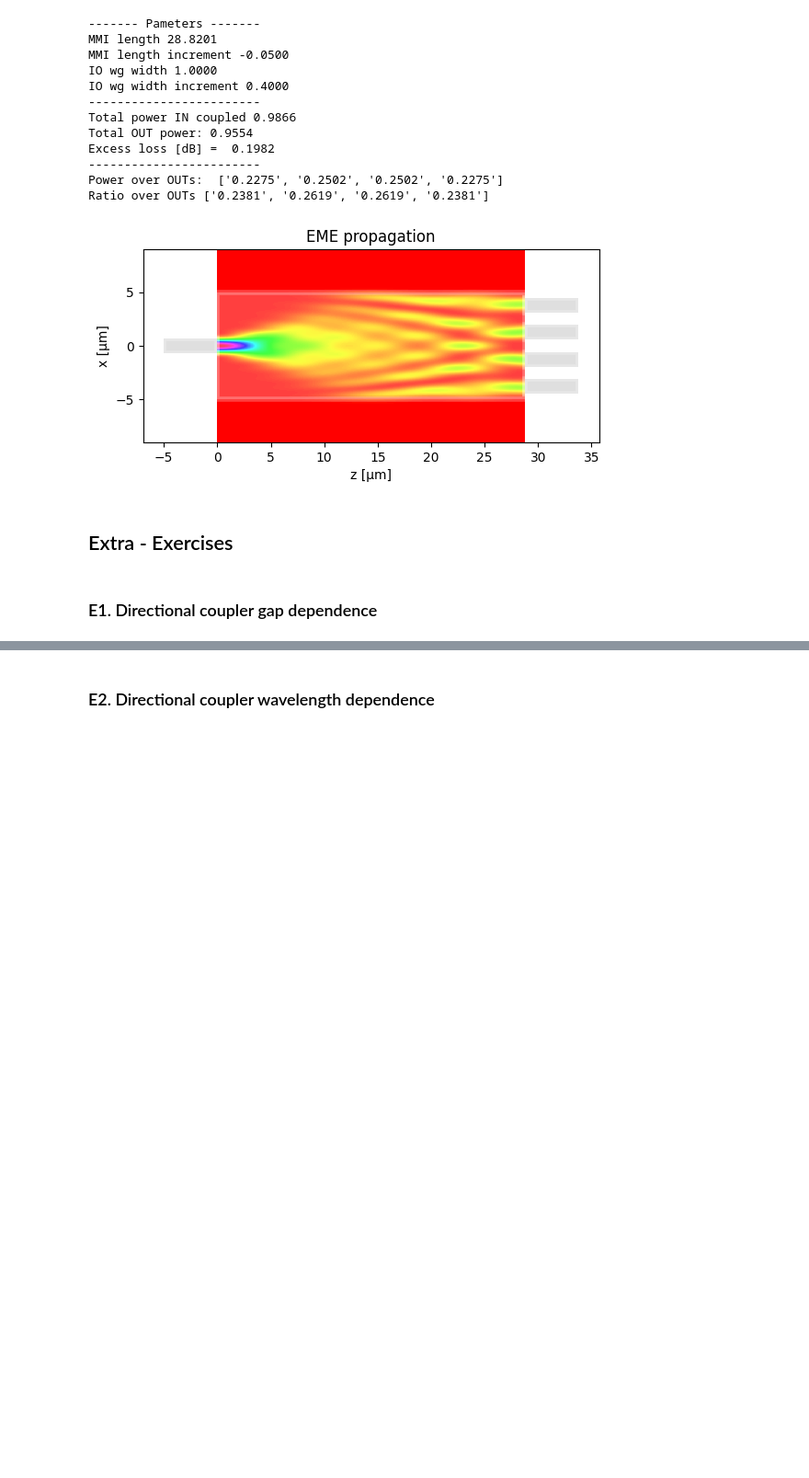
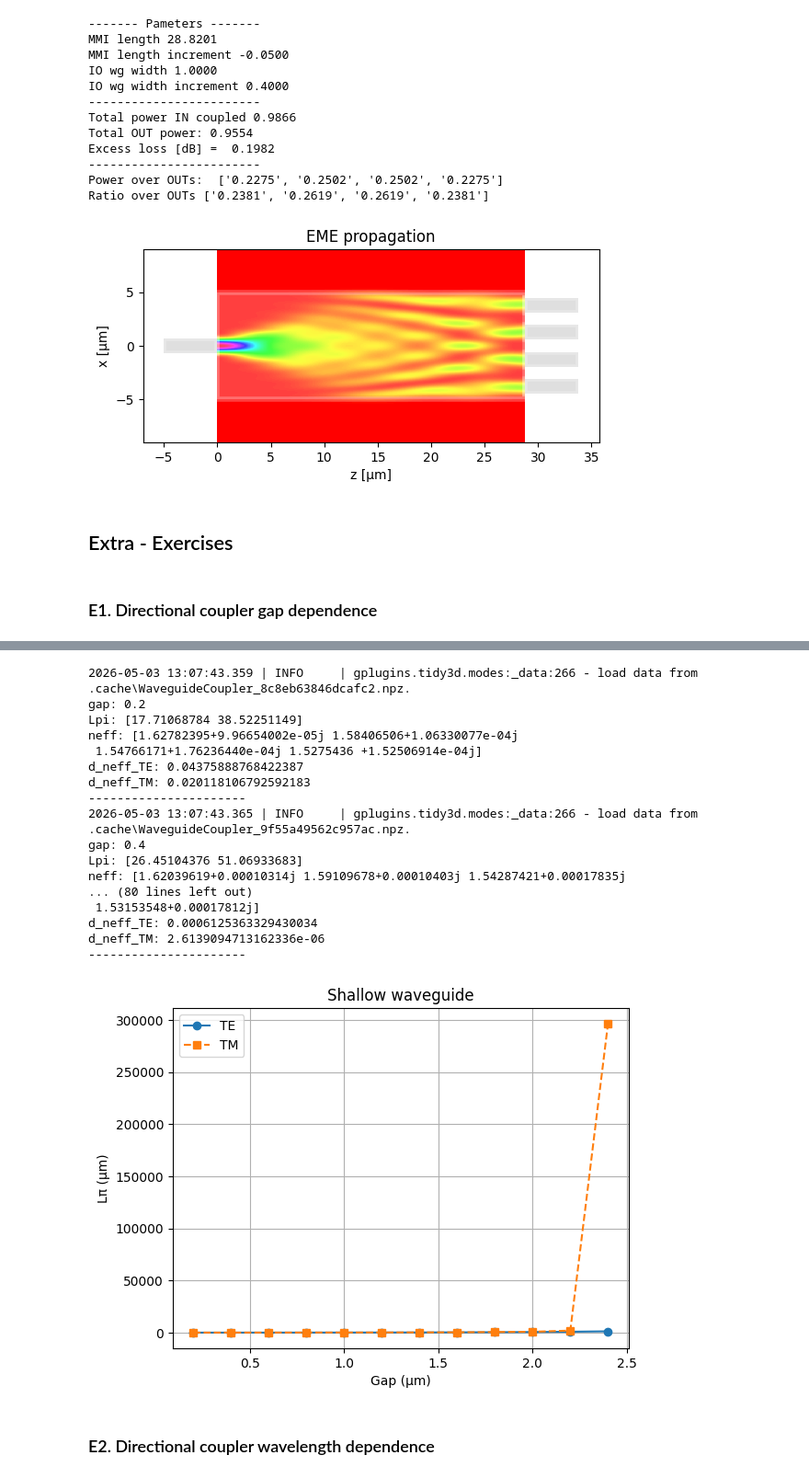
Before and after one commit to EvaristoNicolas/cifoin-lab2, a Jupyter notebook: COUPLERS_Student.ipynb, the cells around one changed output, grey strips where cells are left out. Shown at 92% size. Cells and saved outputs as stored; diff of their text form; code cells hidden in the pictures; blank space fills up the shorter version.

```diff
--- a/COUPLERS_Student.ipynb
+++ b/COUPLERS_Student.ipynb
@@ -779,3 +856,80 @@ Ratio over OUTs ['0.2381', '0.2619', '0.2619', '0.2381']
+# %%
+# Evaristo Nicolas Travel - Code EXTRA E1
+
+# Barrido de gaps (en µm)
+gaps = np.arange(0.2, 2.6, 0.2)
+
+Lpi_TE = []
+Lpi_TM = []
+
+for gap in gaps:
+
+    dcoupler_cs = gt.modes.WaveguideCoupler(
+        core_width=(1.0, 1.0),
+        slab_thickness=0.15,   # shallow
+        core_thickness=0.3,    # 300 nm = 0.3 µm
+        gap=gap,
+        core_material='sin',
+        clad_material='sio2',
+        wavelength=1.55,
+        num_modes=4,
+        cache_path='.cache/',
+        precision='double',
+        max_grid_scaling=1.5,
+        grid_resolution=20
+    )
+
+    Lpi = dcoupler_cs.coupling_length()
+
+    Lpi_TE.append(Lpi[0])
+    Lpi_TM.append(Lpi[1])
+
+    print("gap:", gap)
+
+    Lpi = dcoupler_cs.coupling_length()
+    print("Lpi:", Lpi)
+
+    neff = dcoupler_cs.n_eff
+    print("neff:", neff)
+
+    d_neff_TE = neff[0].real - neff[1].real
+    d_neff_TM = neff[2].real - neff[3].real
+
+    print("d_neff_TE:", d_neff_TE)
+    print("d_neff_TM:", d_neff_TM)
+    print("----------------------")
+
+# Plot
+plt.figure()
+plt.plot(gaps, Lpi_TE, 'o-', label='TE')
+plt.plot(gaps, Lpi_TM, 's--', label='TM')
+
+plt.xlabel('Gap (µm)')
+plt.ylabel('Lπ (µm)')
+plt.title('Shallow waveguide')
+
+plt.legend()
+plt.grid()
+plt.show()
+# %% [output]
+2026-05-03 13:07:43.359 | INFO     | gplugins.tidy3d.modes:_data:266 - load data from .cache\WaveguideCoupler_8c8eb63846dcafc2.npz.
+gap: 0.2
+Lpi: [17.71068784 38.52251149]
+neff: [1.62782395+9.96654002e-05j 1.58406506+1.06330077e-04j
+ 1.54766171+1.76236440e-04j 1.5275436 +1.52506914e-04j]
+d_neff_TE: 0.04375888768422387
+d_neff_TM: 0.020118106792592183
+----------------------
+2026-05-03 13:07:43.365 | INFO     | gplugins.tidy3d.modes:_data:266 - load data from .cache\WaveguideCoupler_9f55a49562c957ac.npz.
+gap: 0.4
+Lpi: [26.45104376 51.06933683]
+neff: [1.62039619+0.00010314j 1.59109678+0.00010403j 1.54287421+0.00017835j
+... (80 lines left out)
+ 1.53153548+0.00017812j]
+d_neff_TE: 0.0006125363329430034
+d_neff_TM: 2.6139094713162336e-06
+----------------------
+[figure, added]
 # %% [markdown]
 ### E2. Directional coupler wavelength dependence
 # %%
```
Also changed, not shown: parts of 16 cells of this notebook, 1 other file.
